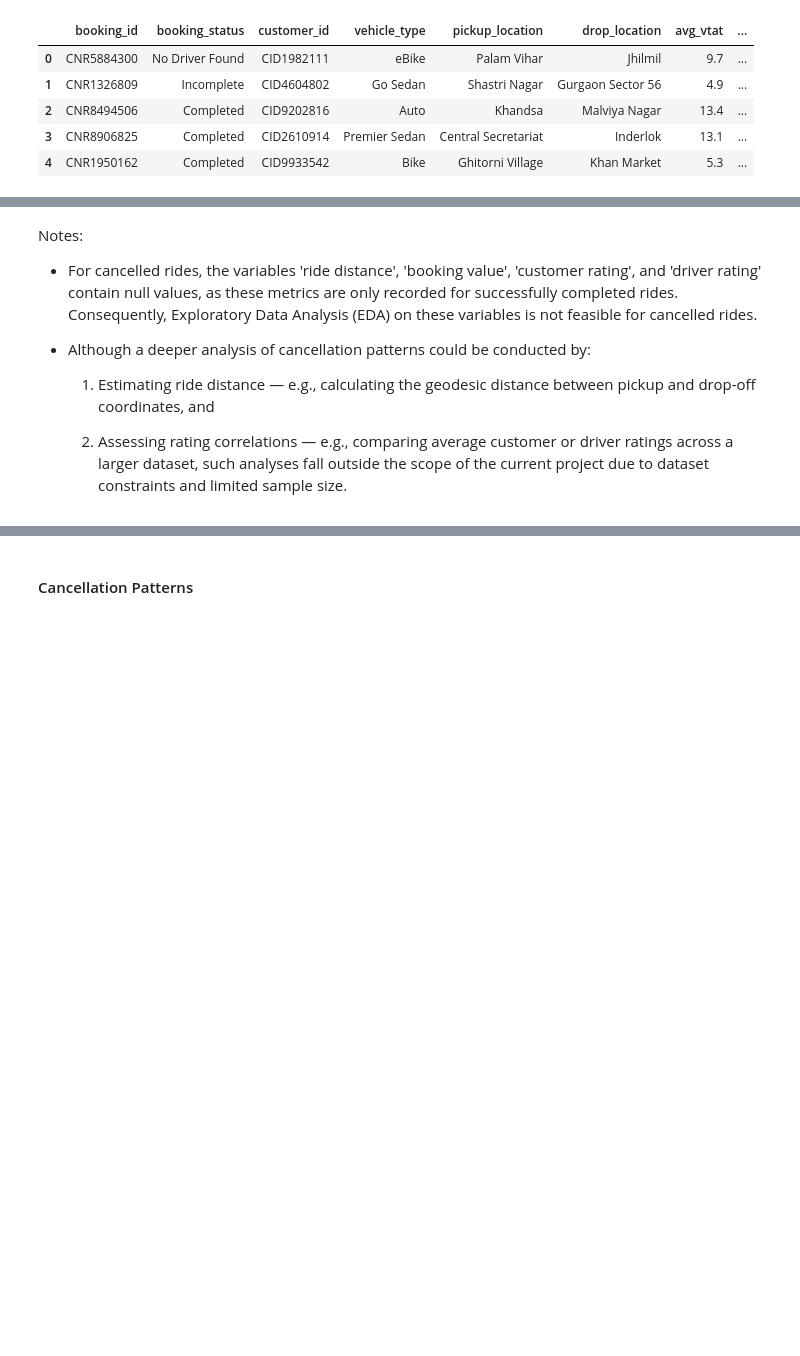
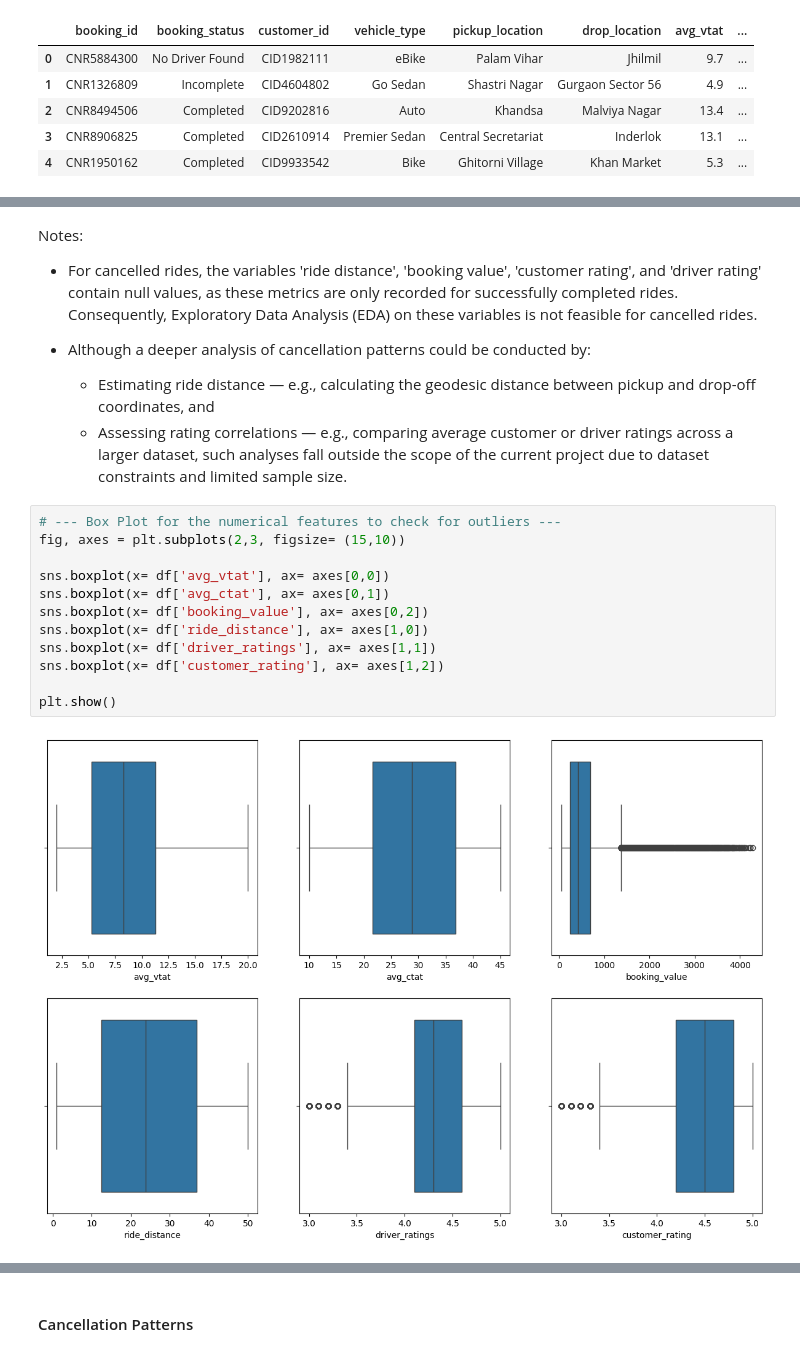
Before and after one commit to Shublytics/uber-ride-cancellation-prediction, a Jupyter notebook: Uber_rides_cancellation_pred.ipynb, the cells around one changed output, grey strips where cells are left out. Saved outputs shown, nothing was run; the diff lists cells and outputs as text; blank space fills up the shorter version.

```diff
--- a/Uber_rides_cancellation_pred.ipynb
+++ b/Uber_rides_cancellation_pred.ipynb
@@ -519,7 +472,20 @@ Notes:
 - For cancelled rides, the variables 'ride distance', 'booking value', 'customer rating', and 'driver rating' contain null values, as these metrics are only recorded for successfully completed rides. Consequently, Exploratory Data Analysis (EDA) on these variables is not feasible for cancelled rides.
 - Although a deeper analysis of cancellation patterns could be conducted by:
 
-	1.	Estimating ride distance — e.g., calculating the geodesic distance between pickup and drop-off coordinates, and
-
-	2.	Assessing rating correlations — e.g., comparing average customer or driver ratings across a larger dataset,
+	-	Estimating ride distance — e.g., calculating the geodesic distance between pickup and drop-off coordinates, and
+	-	Assessing rating correlations — e.g., comparing average customer or driver ratings across a larger dataset,
 	such analyses fall outside the scope of the current project due to dataset constraints and limited sample size.
+# %%
+# --- Box Plot for the numerical features to check for outliers ---
+fig, axes = plt.subplots(2,3, figsize= (15,10))
+
+sns.boxplot(x= df['avg_vtat'], ax= axes[0,0])
+sns.boxplot(x= df['avg_ctat'], ax= axes[0,1])
+sns.boxplot(x= df['booking_value'], ax= axes[0,2])
+sns.boxplot(x= df['ride_distance'], ax= axes[1,0])
+sns.boxplot(x= df['driver_ratings'], ax= axes[1,1])
+sns.boxplot(x= df['customer_rating'], ax= axes[1,2])
+
+plt.show()
+# %% [output]
+[figure, added]
```
Also changed, not shown: parts of 69 cells of this notebook.
